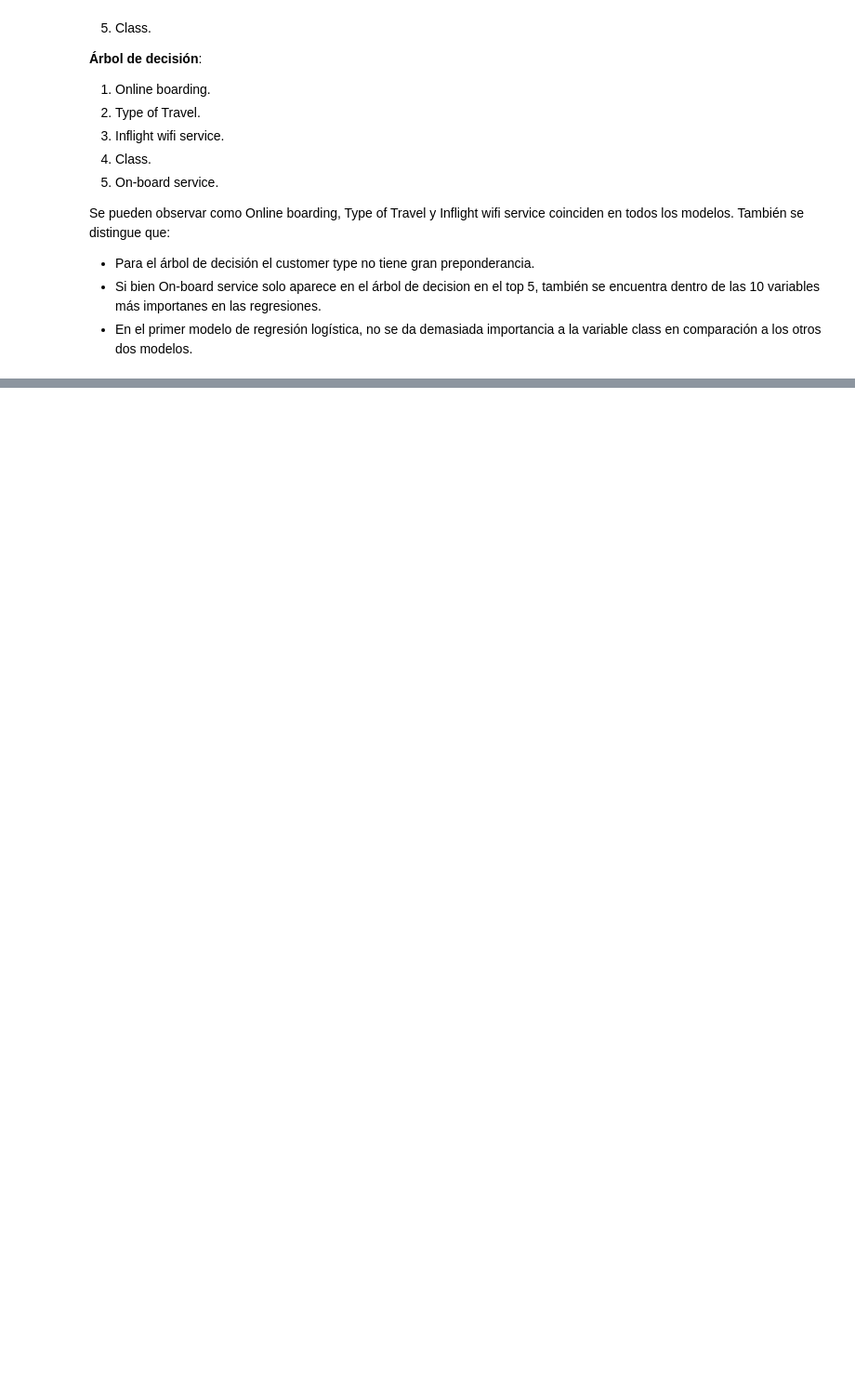
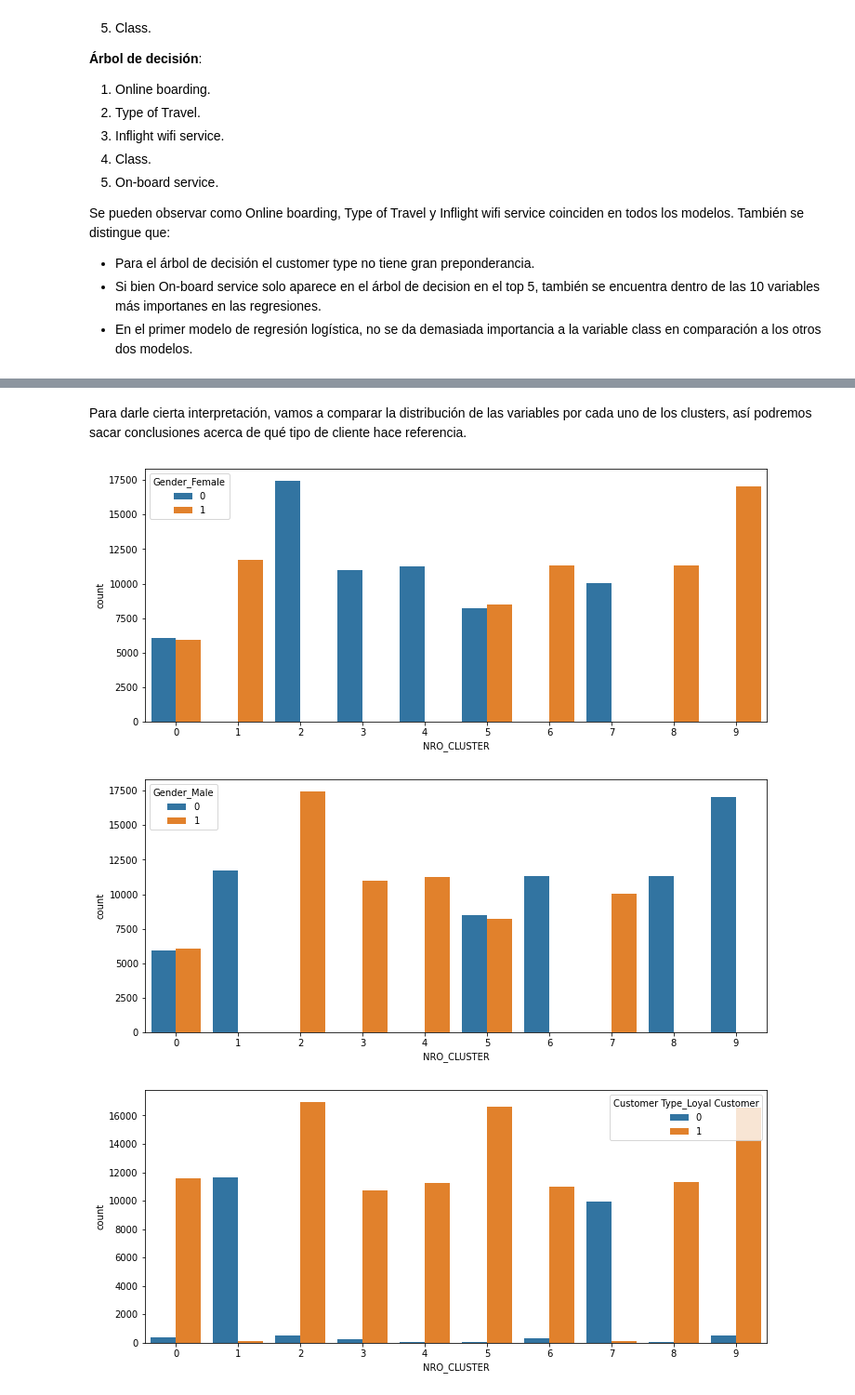
Before and after one commit to TomasSG/Parcial2-CienciaDeDatos, a Jupyter notebook: notebook/Parcial2.ipynb, the cells around one changed output, grey strips where cells are left out. Shown at 93% size. Cells and saved outputs as stored; diff of their text form; code cells hidden in the pictures; blank space fills up the shorter version.

```diff
--- a/notebook/Parcial2.ipynb
+++ b/notebook/Parcial2.ipynb
@@ -1369,0 +1380,16 @@ Buscamos agrupar a clientes según algunos factores demográficos, esto permite
+# %%
+# Variables para el análisis
+vars = ["Age",
+        "Flight Distance",
+        "Gender_Female",
+        "Gender_Male",
+        "Customer Type_Loyal Customer",
+        "Customer Type_disloyal Customer",
+        "Type of Travel_Business travel",
+        "Type of Travel_Personal Travel",
+        "Class_Business",
+        "Class_Eco",
+        "Class_Eco Plus"]
+
+# Los datos a usar
+X = X_con_outliers[vars]
@@ -1369,0 +1472,9 @@ Buscamos agrupar a clientes según algunos factores demográficos, esto permite
+# %%
+# Copiar los datos
+df_cluster = X.copy()
+
+# Agregar la columna con el número de cluster.
+df_cluster["NRO_CLUSTER"] = k_means.labels_
+
+# Verificar la correcta asignación
+df_cluster.head(5)
@@ -1369,0 +1526,18 @@ Buscamos agrupar a clientes según algunos factores demográficos, esto permite
+# %% [markdown]
+Para darle cierta interpretación, vamos a comparar la distribución de las variables por cada uno de los clusters, así podremos sacar conclusiones acerca de qué tipo de cliente hace referencia.
+# %%
+# Definir las variables sobre las cuales iteramos
+vars = ['Gender_Female', 'Gender_Male',
+       'Customer Type_Loyal Customer', 'Customer Type_disloyal Customer',
+       'Type of Travel_Business travel', 'Type of Travel_Personal Travel',
+       'Class_Business', 'Class_Eco', 'Class_Eco Plus']
+
+# Generar un countplot por cada variable
+for var in vars:
+  plt.figure(figsize=FIGSIZE)
+  sns.countplot(x="NRO_CLUSTER", hue=var, data=df_cluster, )
+  plt.show()
+# %% [output]
+[figure, added]
+[figure, added]
+[figure, added]
```
Also changed, not shown: parts of 16 cells of this notebook.
